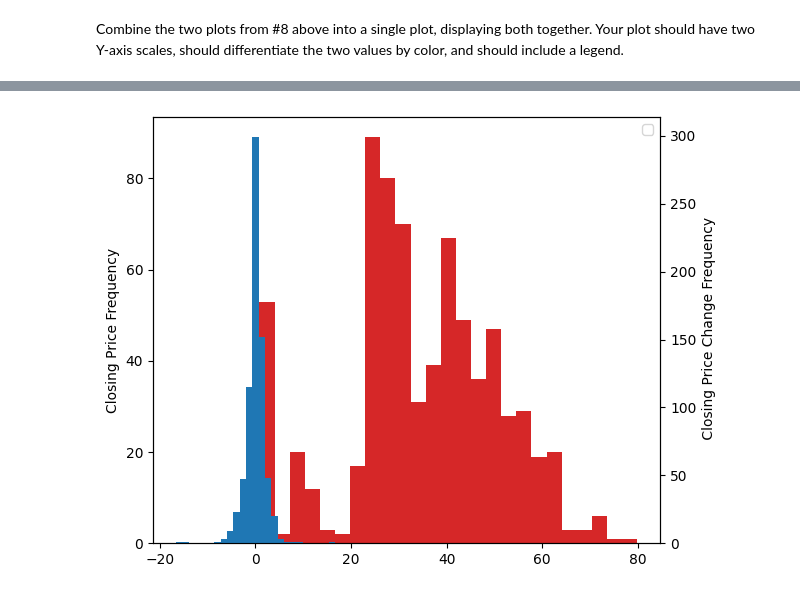
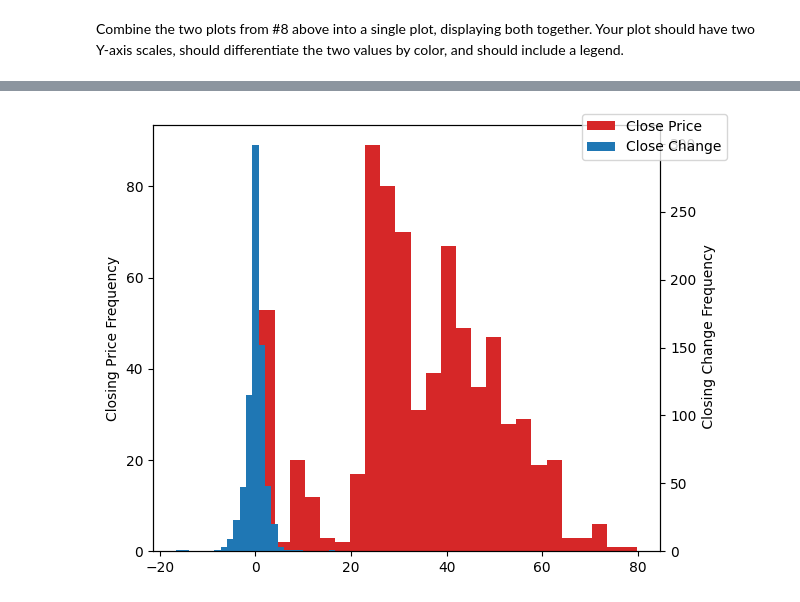
Before and after one commit to cann-emma/DS1002-zgb8ts, a Jupyter notebook: labs/lab1/lab1-ftx-stock-pricing.ipynb, the cells around one changed output, grey strips where cells are left out. Drawn from its saved outputs; the diff is of its cells as text; code cells hidden in the pictures.

```diff
--- a/labs/lab1/lab1-ftx-stock-pricing.ipynb
+++ b/labs/lab1/lab1-ftx-stock-pricing.ipynb
@@ -182,12 +214,12 @@ Combine the two plots from #8 above into a single plot, displaying both together
 fig, close= plt.subplots()
 colour= 'tab:red'
 plt.ylabel('Closing Price Frequency')
-close.hist(Fftx['close'], bins= 25, color= colour)
+close.hist(Fftx['close'], bins= 25, color= colour, label= "Close Price" )
 close2= close.twinx()
-close2.hist(Fftx['close_change'], bins=25)
-plt.ylabel(' Closing Price Change Frequency')
+color= 'tab:blue'
+close2.hist(Fftx['close_change'], bins=25, color= color, label= "Close Change" )
+plt.ylabel(' Closing Change Frequency')
 fig.tight_layout()
-plt.legend()
+fig.legend()
 plt.show()
-# Had some issue creating a legend
 # %% [output]
@@ -195 +226 @@ WARNING:matplotlib.legend:No artists with labels found to put in legend.  Note t
-[figure, old version]
+[figure, new version]
```
Also changed, not shown: parts of 3 cells of this notebook.
